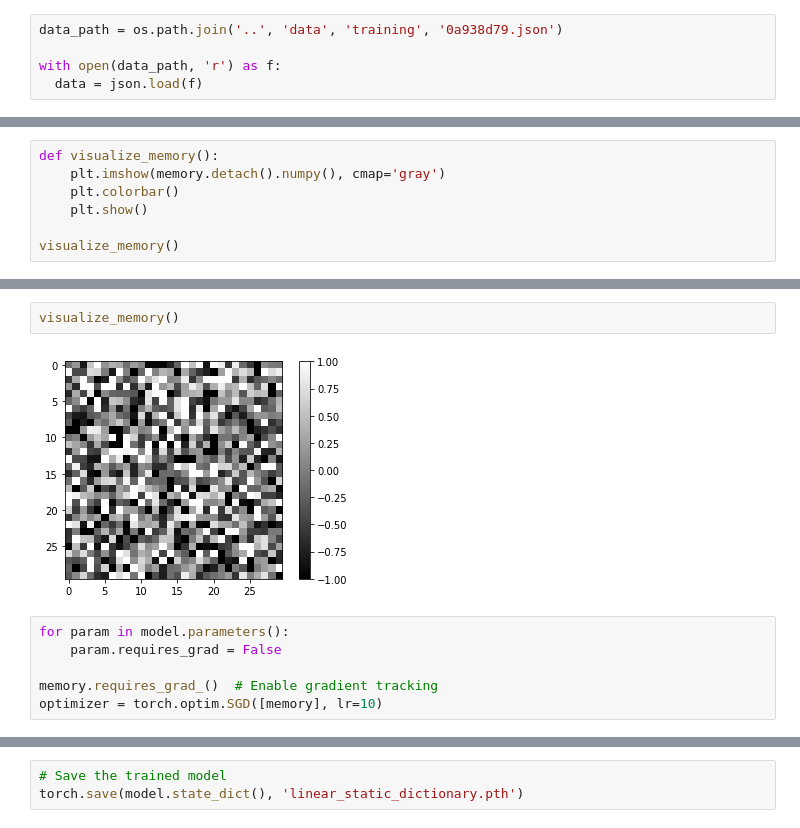
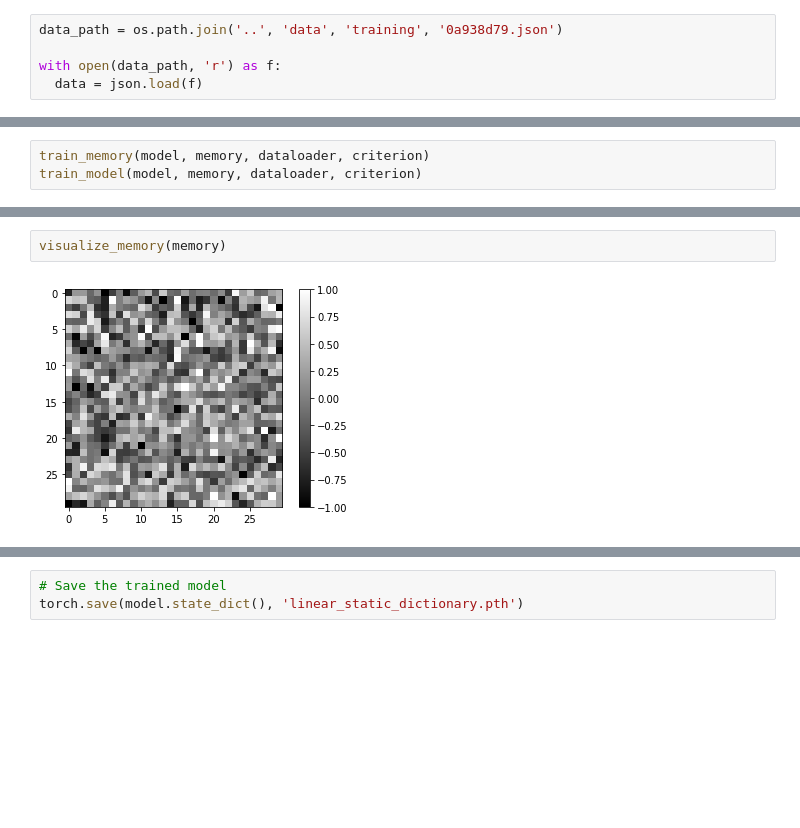
Before and after one commit to brysontang/Linear-Static-Dictionary, a Jupyter notebook: notebooks/LinearStaticDictionary.ipynb, the cells around one changed output, grey strips where cells are left out. Drawn from its saved outputs; the diff is of its cells as text; blank space fills up the shorter version.

```diff
--- a/notebooks/LinearStaticDictionary.ipynb
+++ b/notebooks/LinearStaticDictionary.ipynb
@@ -182,7 +38,0 @@ Epoch [100/100], Loss: 0.0005
-# %%
-def visualize_memory():
-    plt.imshow(memory.detach().numpy(), cmap='gray')
-    plt.colorbar()
-    plt.show()
-
-visualize_memory()
@@ -190,0 +39,3 @@ visualize_memory()
+# %%
+train_memory(model, memory, dataloader, criterion)
+train_model(model, memory, dataloader, criterion)
@@ -191,10 +53,4 @@ visualize_memory()
 # %%
-visualize_memory()
+visualize_memory(memory)
 # %% [output]
-[figure, old version]
+[figure, new version]
-# %%
-for param in model.parameters():
-    param.requires_grad = False
-
-memory.requires_grad_()  # Enable gradient tracking
-optimizer = torch.optim.SGD([memory], lr=10)
```
Also changed, not shown: parts of 11 cells of this notebook, 3 other files.
